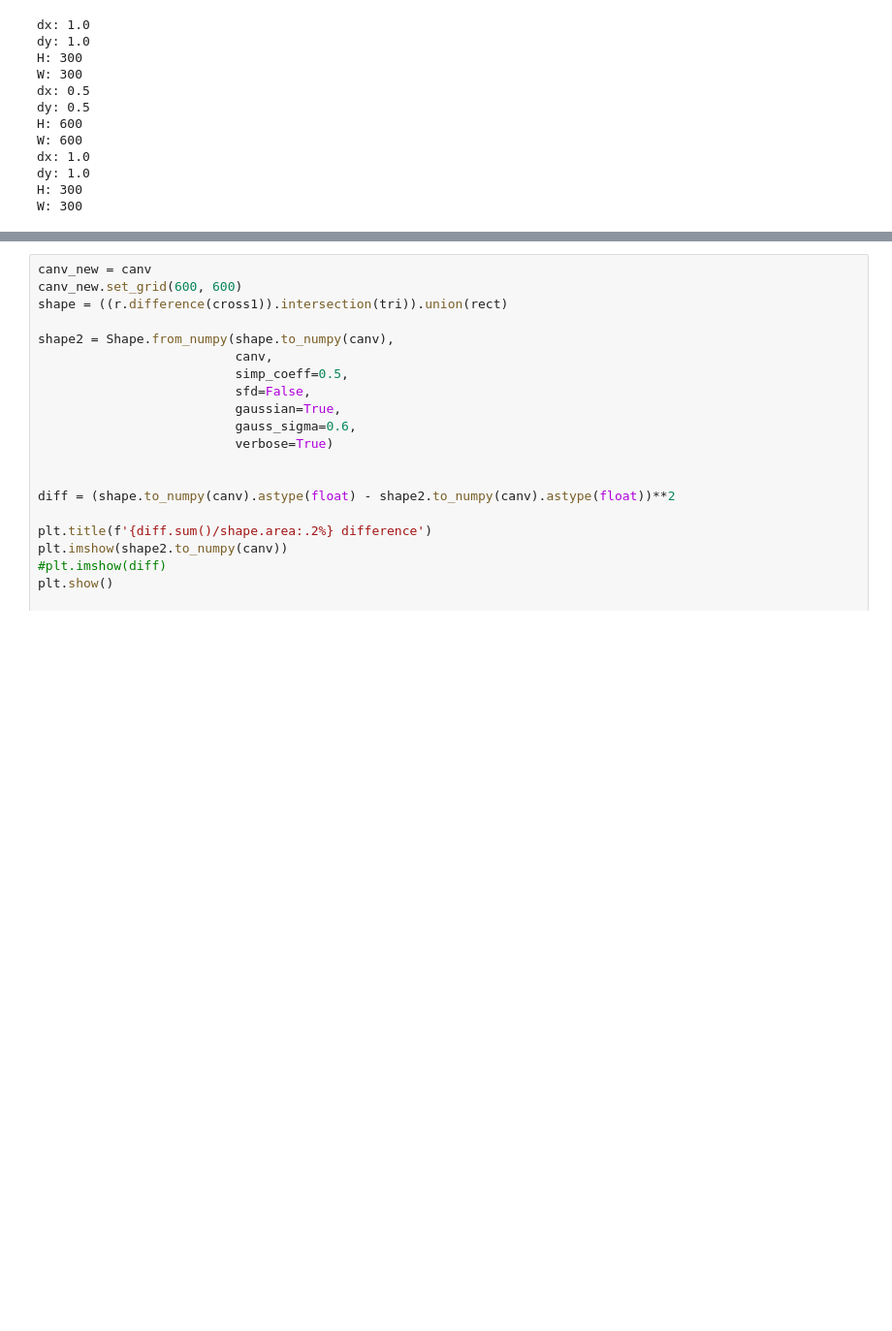
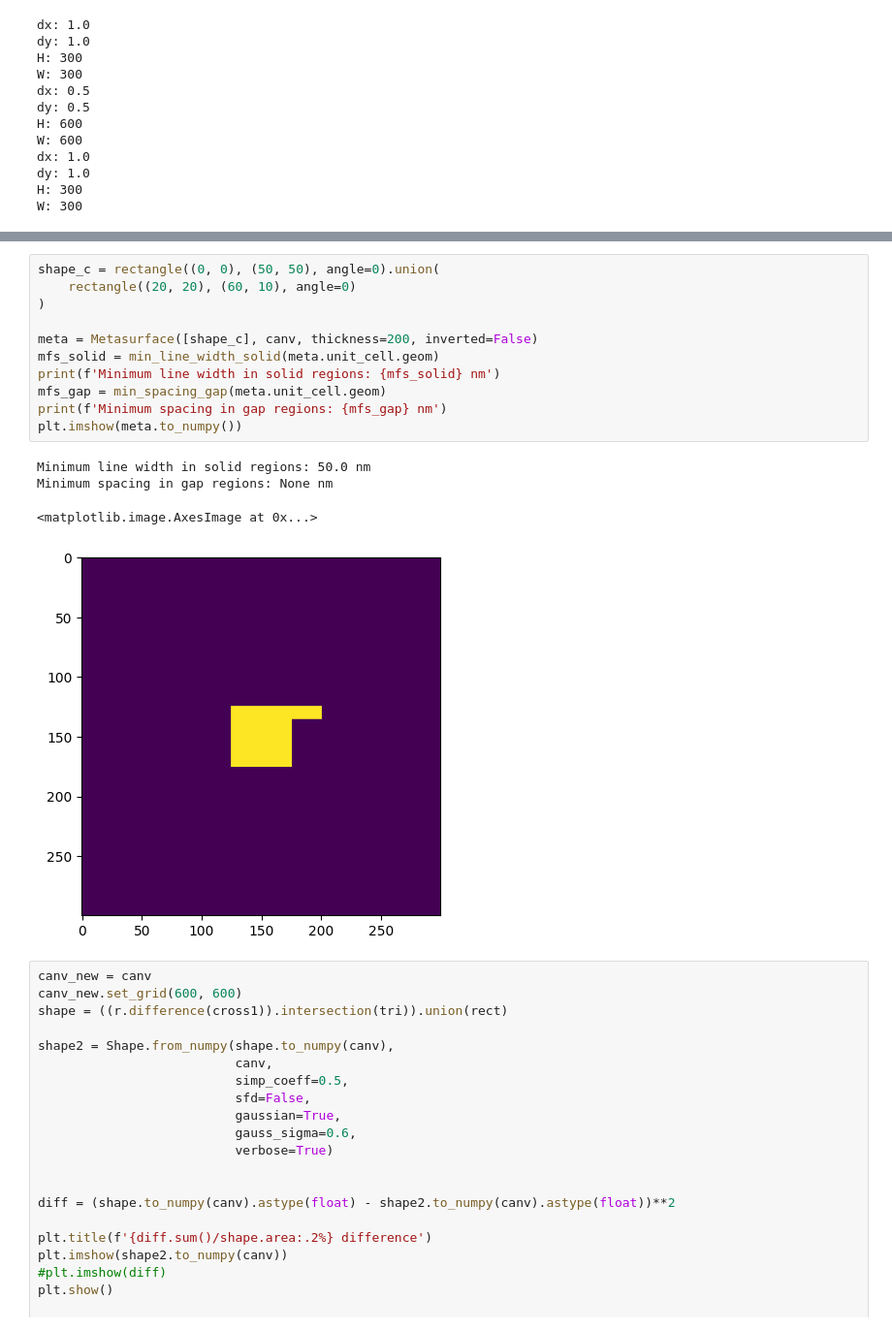
Before and after one commit to RodionovSA/Metashapes, a Jupyter notebook: Example.ipynb, the cells around one changed output, grey strips where cells are left out. Shown: that part at 97% size. Saved outputs shown, nothing was run; the diff lists cells and outputs as text; blank space fills up the shorter version.

```diff
--- a/Example.ipynb
+++ b/Example.ipynb
@@ -74,3 +76,19 @@ plt.imshow(r.to_numpy(canv))
+# %%
+shape_c = rectangle((0, 0), (50, 50), angle=0).union(
+    rectangle((20, 20), (60, 10), angle=0)
+)
+
+meta = Metasurface([shape_c], canv, thickness=200, inverted=False)
+mfs_solid = min_line_width_solid(meta.unit_cell.geom)
+print(f'Minimum line width in solid regions: {mfs_solid} nm')
+mfs_gap = min_spacing_gap(meta.unit_cell.geom)
+print(f'Minimum spacing in gap regions: {mfs_gap} nm')
+plt.imshow(meta.to_numpy())
+# %% [output]
+Minimum line width in solid regions: 50.0 nm
+Minimum spacing in gap regions: None nm
+<matplotlib.image.AxesImage at 0x...>
+[figure, added]
 # %%
 canv_new = canv
 canv_new.set_grid(600, 600)
```
Also changed, not shown: parts of 9 cells of this notebook, 10 other files.
